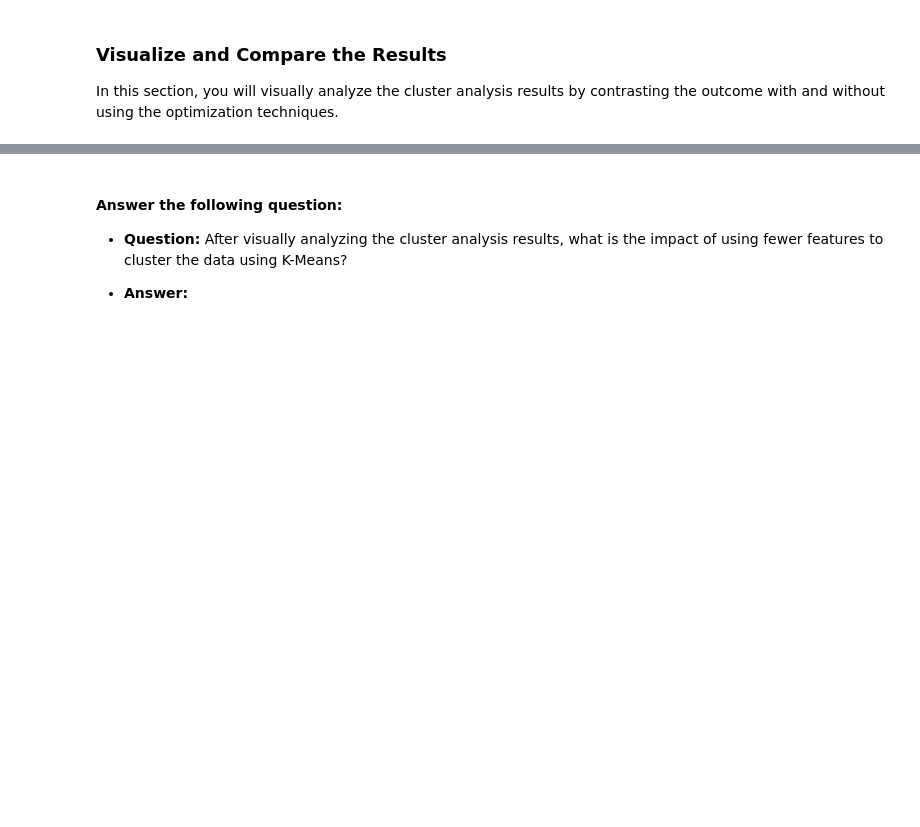
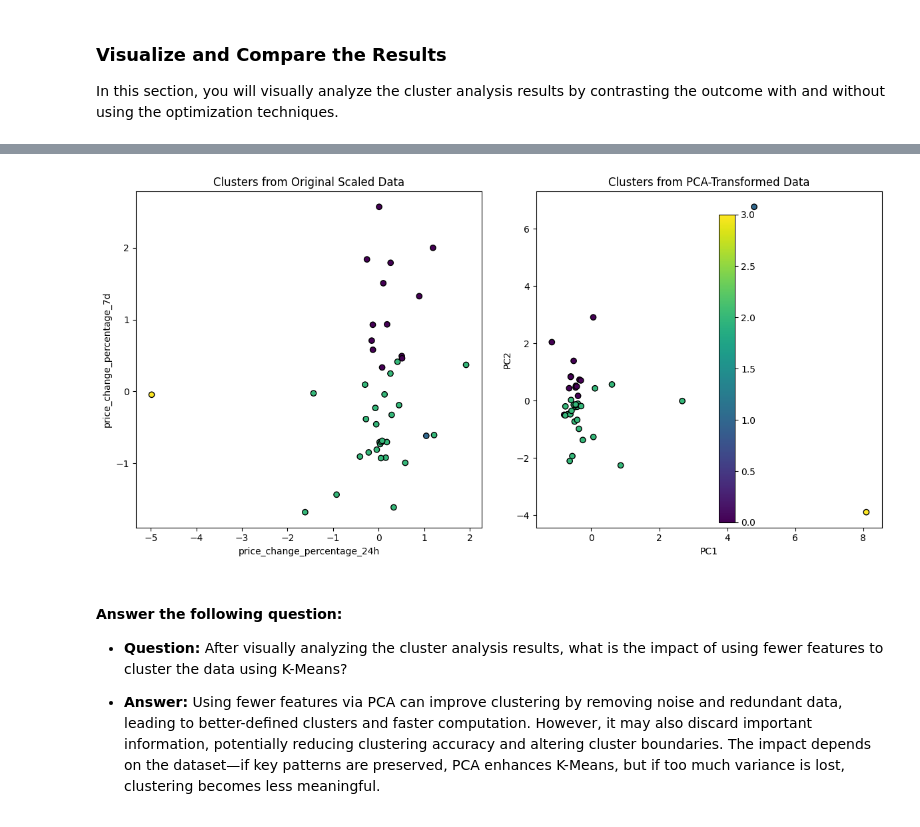
Before and after one commit to ngrief/CryptoClustering, a Jupyter notebook: Crypto_Clustering.ipynb, the cells around one changed output, grey strips where cells are left out. Drawn from its saved outputs; the diff is of its cells as text; code cells hidden in the pictures; blank space fills up the shorter version.

```diff
--- a/Crypto_Clustering.ipynb
+++ b/Crypto_Clustering.ipynb
@@ -336,6 +431,43 @@ In this section, you will visually analyze the cluster analysis results by contr
+# %%
+import matplotlib.pyplot as plt
+
+# Retrieve cluster labels for both datasets
+cluster_labels_original = KMeans(n_clusters=best_k, random_state=42).fit_predict(df_market_data_scaled)
+cluster_labels_pca = KMeans(n_clusters=best_k, random_state=42).fit_predict(pca_data)
+
+# Create a figure with two subplots
+fig, axes = plt.subplots(1, 2, figsize=(12, 6))
+
+# Plot Clusters from Original Scaled Data
+scatter1 = axes[0].scatter(
+    df_market_data_scaled.iloc[:, 0], df_market_data_scaled.iloc[:, 1],
+    c=cluster_labels_original, cmap='viridis', edgecolors='k'
+)
+axes[0].set_title("Clusters from Original Scaled Data")
+axes[0].set_xlabel(df_market_data_scaled.columns[0])
+axes[0].set_ylabel(df_market_data_scaled.columns[1])
+
+# Plot Clusters from PCA-Transformed Data
+scatter2 = axes[1].scatter(
+    pca_data[:, 0], pca_data[:, 1],
+    c=cluster_labels_pca, cmap='viridis', edgecolors='k'
+)
+axes[1].set_title("Clusters from PCA-Transformed Data")
+axes[1].set_xlabel("PC1")
+axes[1].set_ylabel("PC2")
+
+# Add a color bar
+fig.colorbar(scatter2, ax=axes, orientation='vertical')
+
+# Show the plot
+plt.tight_layout()
+plt.show()
+# %% [output]
+[figure, added]
 # %% [markdown]
 #### Answer the following question:
 
   * **Question:** After visually analyzing the cluster analysis results, what is the impact of using fewer features to cluster the data using K-Means?
 
   * **Answer:**
+Using fewer features via PCA can improve clustering by removing noise and redundant data, leading to better-defined clusters and faster computation. However, it may also discard important information, potentially reducing clustering accuracy and altering cluster boundaries. The impact depends on the dataset—if key patterns are preserved, PCA enhances K-Means, but if too much variance is lost, clustering becomes less meaningful.
```
Also changed, not shown: parts of 13 cells of this notebook.
